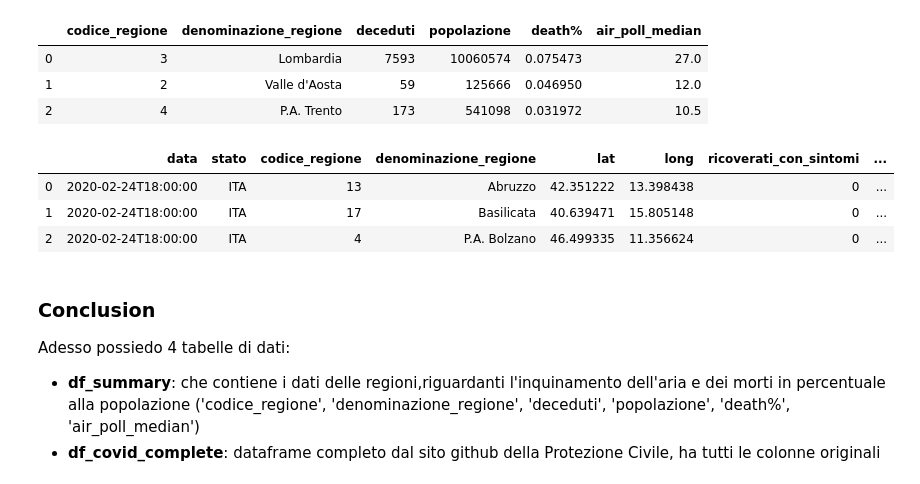
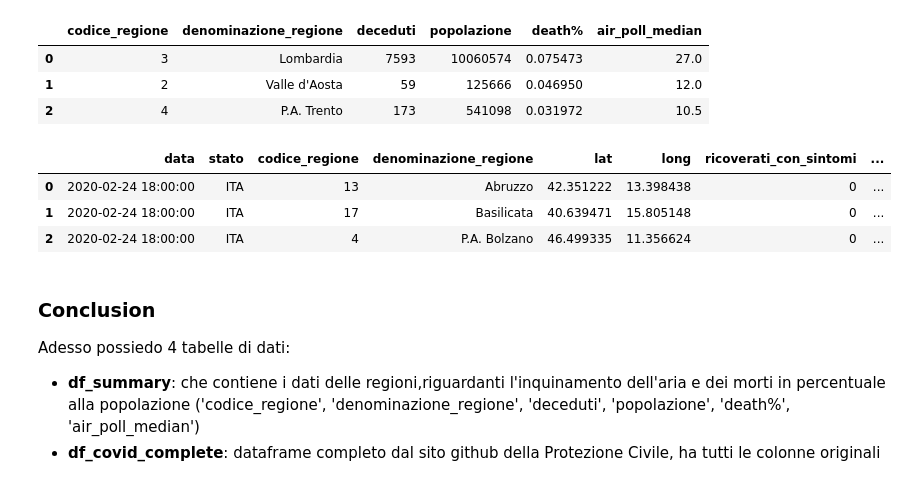
Before and after one commit to andreapas79/COVID-19, a Jupyter notebook: making_main_table.ipynb, the cells around one changed output. Saved outputs shown, nothing was run; the diff lists cells and outputs as text; code cells hidden in the pictures.

```diff
--- a/making_main_table.ipynb
+++ b/making_main_table.ipynb
@@ -71,13 +73,13 @@ df_summary.head(3)
 | 1 | 2 | Valle d'Aosta | 59 | 125666 | 0.046950 | 12.0 |
 | 2 | 4 | P.A. Trento | 173 | 541098 | 0.031972 | 10.5 |
 # %%
-df_covid_complete = pd.read_csv('https://raw.githubusercontent.com/pcm-dpc/COVID-19/master/dati-regioni/dpc-covid19-ita-regioni.csv')
+df_covid_complete = pd.read_csv('https://raw.githubusercontent.com/pcm-dpc/COVID-19/master/dati-regioni/dpc-covid19-ita-regioni.csv', parse_dates=['data'])
 df_covid_complete.head(3)
 # %% [output]
 |  | data | stato | codice_regione | denominazione_regione | lat | long | ricoverati_con_sintomi | ... |
-| 0 | 2020-02-24T18:00:00 | ITA | 13 | Abruzzo | 42.351222 | 13.398438 | 0 | ... |
-| 1 | 2020-02-24T18:00:00 | ITA | 17 | Basilicata | 40.639471 | 15.805148 | 0 | ... |
-| 2 | 2020-02-24T18:00:00 | ITA | 4 | P.A. Bolzano | 46.499335 | 11.356624 | 0 | ... |
+| 0 | 2020-02-24 18:00:00 | ITA | 13 | Abruzzo | 42.351222 | 13.398438 | 0 | ... |
+| 1 | 2020-02-24 18:00:00 | ITA | 17 | Basilicata | 40.639471 | 15.805148 | 0 | ... |
+| 2 | 2020-02-24 18:00:00 | ITA | 4 | P.A. Bolzano | 46.499335 | 11.356624 | 0 | ... |
 # %%
 df_covid_complete.loc[df_covid_complete.denominazione_regione=='Emilia-Romagna','denominazione_regione'] = 'Emilia Romagna'
 # %%
```
Also changed, not shown: parts of 5 cells of this notebook, 19 other files.
